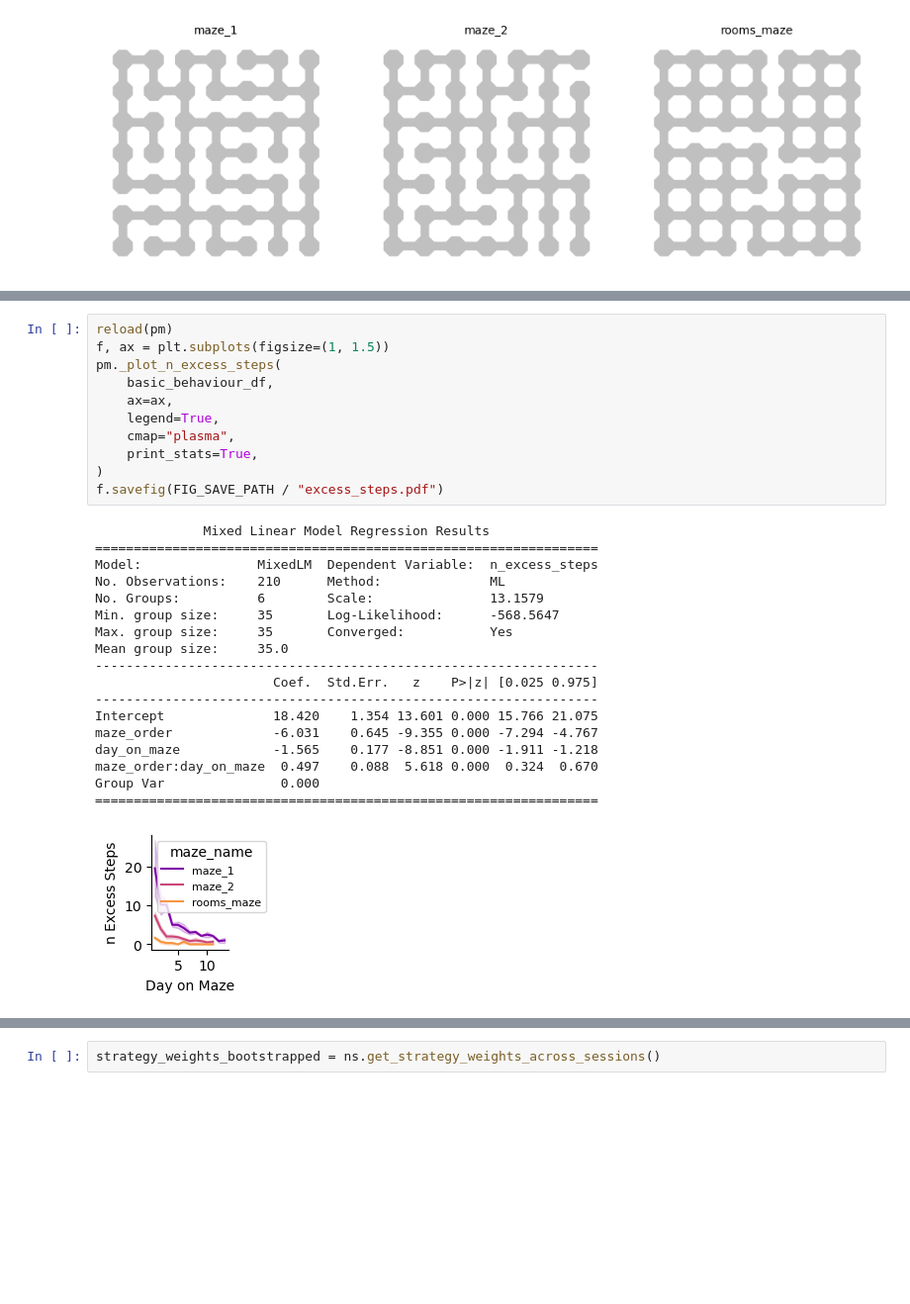
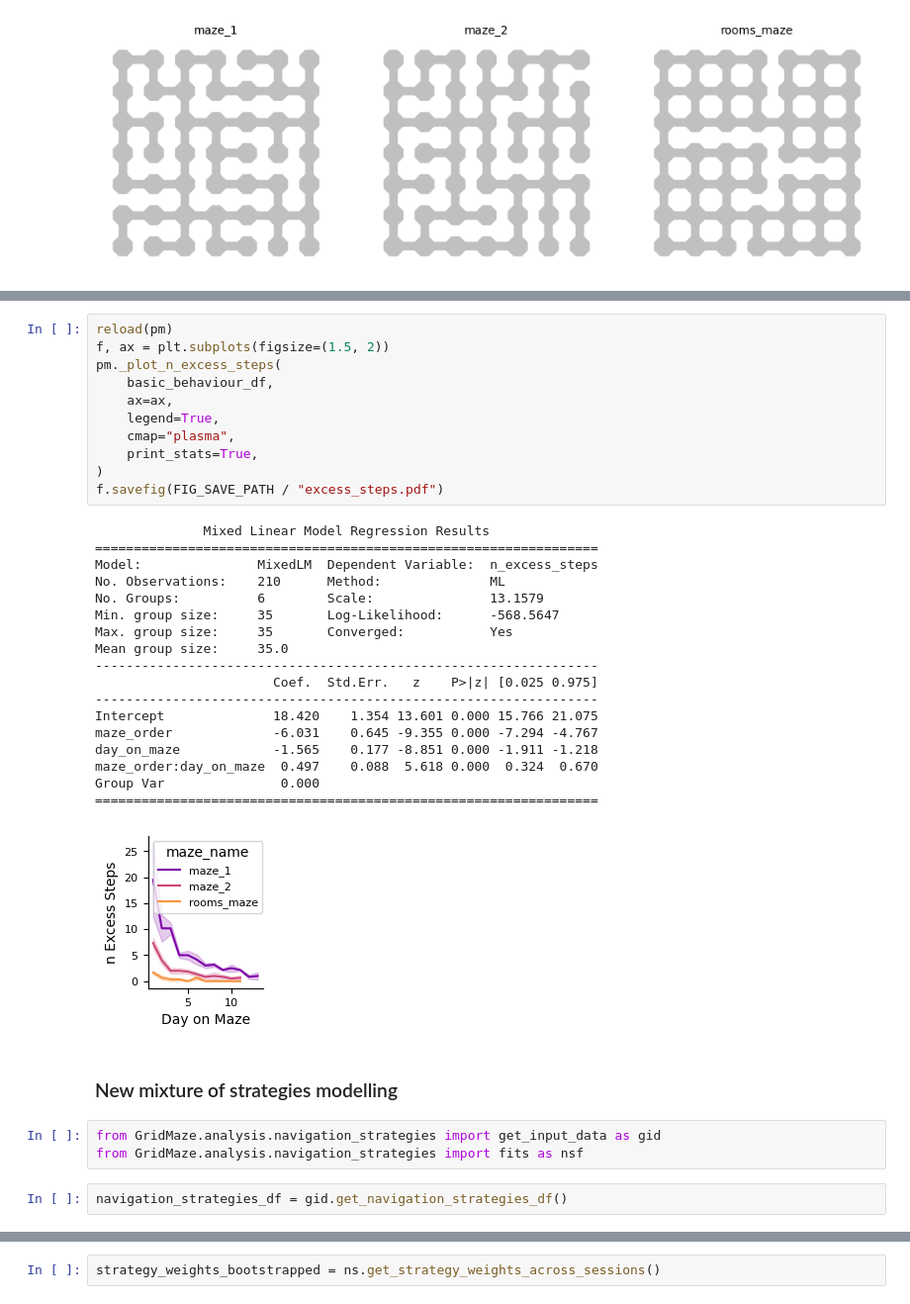
Before and after one commit to peterdoohan/GridMaze-mFC, a Jupyter notebook: Notebooks/1.maze_behaviour.ipynb, the cells around one changed output, grey strips where cells are left out. Shown at 99% size. Drawn from its saved outputs; the diff is of its cells as text; blank space fills up the shorter version.

```diff
--- a/Notebooks/1.maze_behaviour.ipynb
+++ b/Notebooks/1.maze_behaviour.ipynb
@@ -92,30 +88,37 @@ Group Var               41.214    2.492
 # %%
 reload(pm)
-f, ax = plt.subplots(figsize=(1, 1.5))
+f, ax = plt.subplots(figsize=(1.5, 2))
 pm._plot_n_excess_steps(
     basic_behaviour_df,
     ax=ax,
     legend=True,
     cmap="plasma",
     print_stats=True,
 )
 f.savefig(FIG_SAVE_PATH / "excess_steps.pdf")
 # %% [output]
               Mixed Linear Model Regression Results
 =================================================================
 Model:               MixedLM  Dependent Variable:  n_excess_steps
 No. Observations:    210      Method:              ML
 No. Groups:          6        Scale:               13.1579
 Min. group size:     35       Log-Likelihood:      -568.5647
 Max. group size:     35       Converged:           Yes
 Mean group size:     35.0
 -----------------------------------------------------------------
                        Coef.  Std.Err.   z    P>|z| [0.025 0.975]
 -----------------------------------------------------------------
 Intercept              18.420    1.354 13.601 0.000 15.766 21.075
 maze_order             -6.031    0.645 -9.355 0.000 -7.294 -4.767
 day_on_maze            -1.565    0.177 -8.851 0.000 -1.911 -1.218
 maze_order:day_on_maze  0.497    0.088  5.618 0.000  0.324  0.670
 Group Var               0.000
 =================================================================
-[figure, old version]
+[figure, new version]
+# %% [markdown]
+### New mixture of strategies modelling
+# %%
+from GridMaze.analysis.navigation_strategies import get_input_data as gid
+from GridMaze.analysis.navigation_strategies import fits as nsf
+# %%
+navigation_strategies_df = gid.get_navigation_strategies_df()
```
Also changed, not shown: parts of 12 cells of this notebook, 1 other file.
